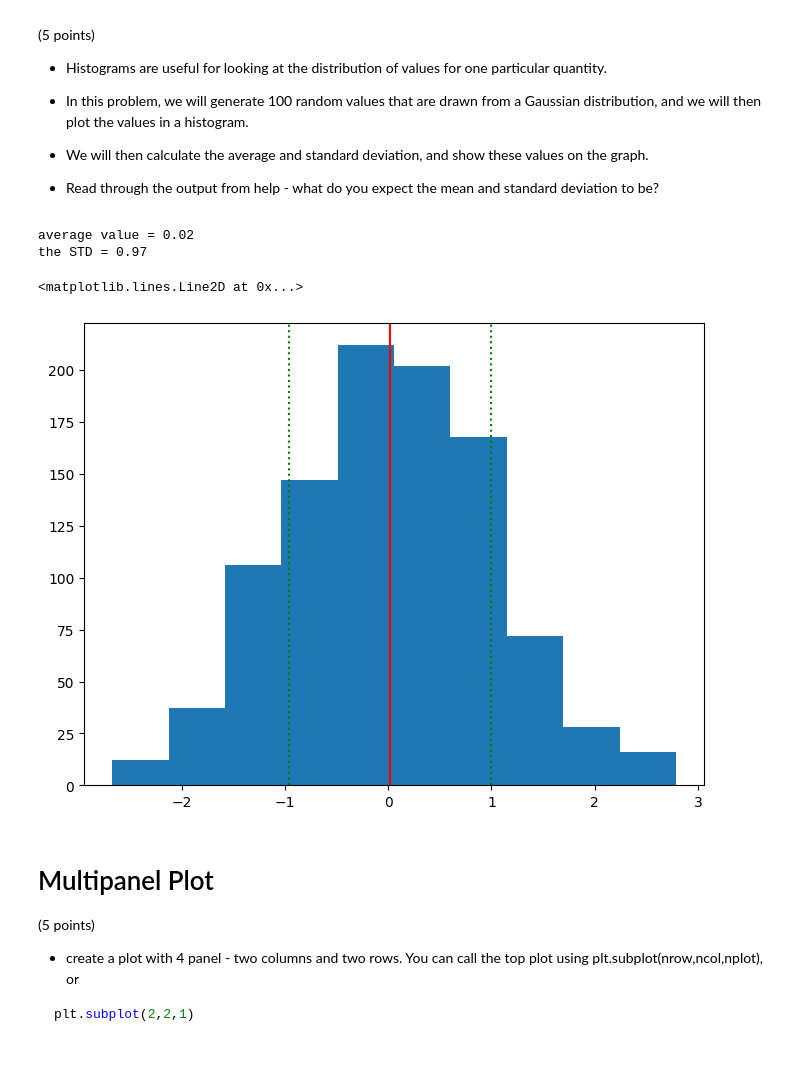
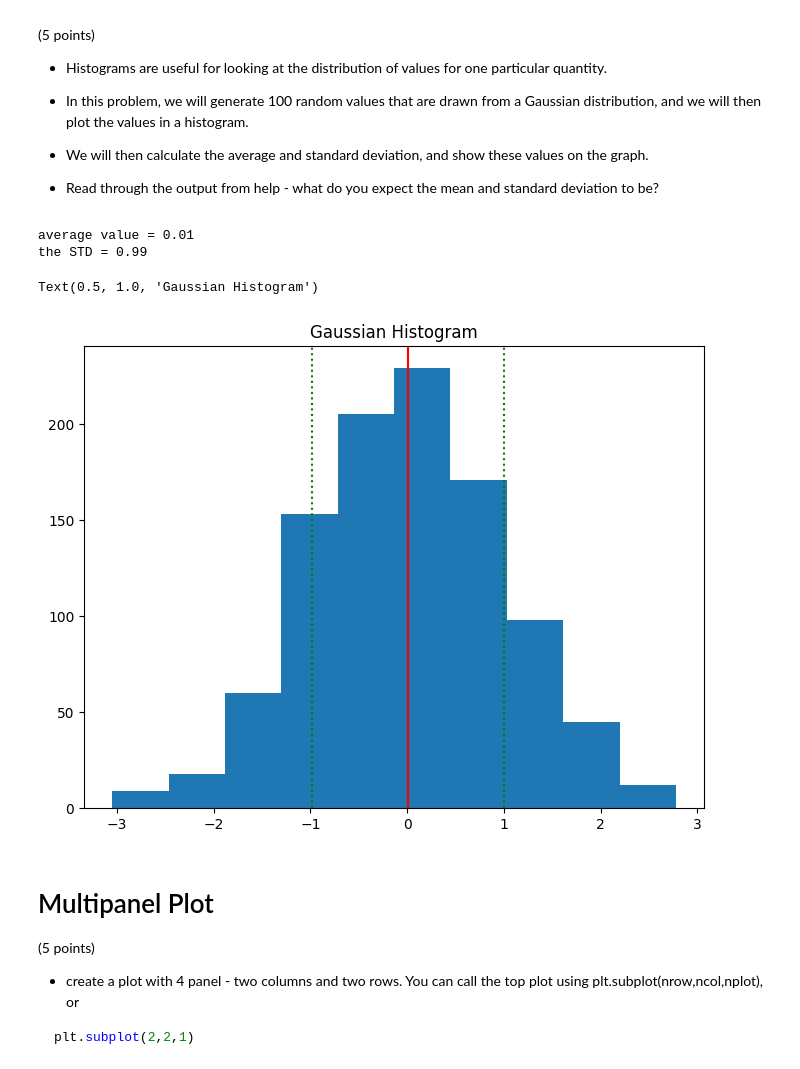
Before and after one commit to cdabi/computational_physics, a Jupyter notebook: Chirag_Dabichan_Lab02_plotting_visualization.ipynb, the cells around one changed output. Cells and saved outputs as stored; diff of their text form; code cells hidden in the pictures.

```diff
--- a/Chirag_Dabichan_Lab02_plotting_visualization.ipynb
+++ b/Chirag_Dabichan_Lab02_plotting_visualization.ipynb
@@ -351,31 +357,32 @@ help(np.random.normal)
 # %%
 plt.figure(figsize=(8,6))
 
 gauss_values = np.random.normal(size=1000)
 plt.hist(gauss_values)
 print("average value = {:.2f}".format(np.mean(gauss_values)))
 print("the STD = {:.2f}".format(np.std(gauss_values)))
 
 # add code to plot a solid vertical line at the average
 # you can pick the color, but it should be different from the histogram
 # use plt.axvline()
 plt.axvline(np.mean(gauss_values),color='red')
 
 # add code to plot dotted vertical lines at
 # you can pick the color, but it should be different from the histogram
 # average + std
 # average - std
 plt.axvline(np.mean(gauss_values)+np.std(gauss_values),linestyle='dotted',color='green')
 plt.axvline(np.mean(gauss_values)-np.std(gauss_values),linestyle='dotted',color='green')
+plt.title("Gaussian Histogram")
 
 # once your figure is set, try increasing the sample size
 # what happens to the mean and std as the sample size increases?
         #As the sample size increases the mean decreases and the std also decreases
 # %% [output]
-average value = 0.02
-the STD = 0.97
+average value = 0.01
+the STD = 0.99
-<matplotlib.lines.Line2D at 0x...>
+Text(0.5, 1.0, 'Gaussian Histogram')
-[figure, old version]
+[figure, new version]
 # %% [markdown]
 # Multipanel Plot
 
```
Also changed, not shown: parts of 5 cells of this notebook.
